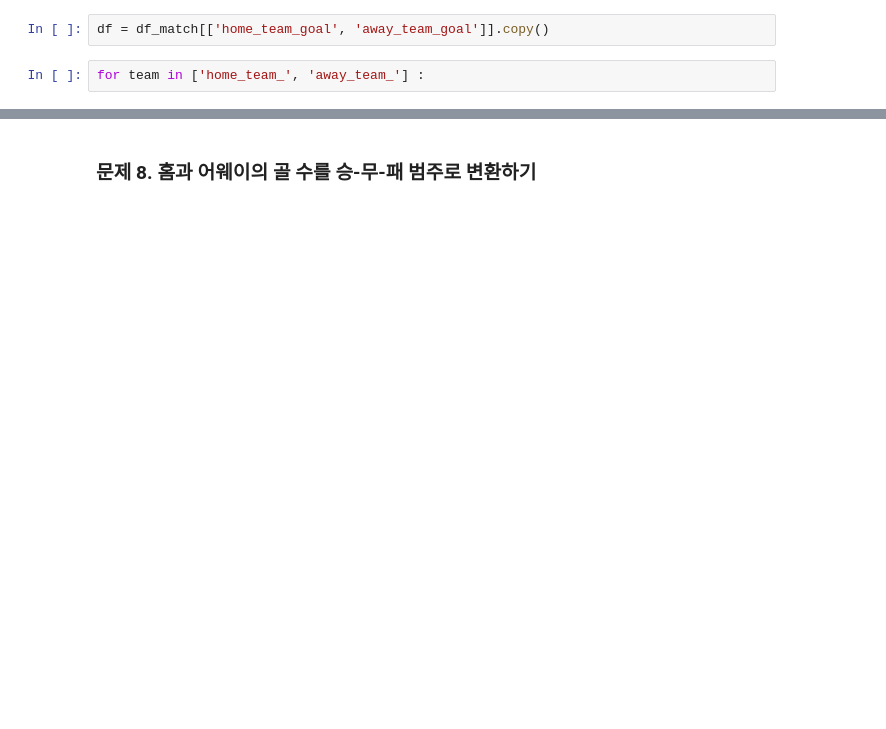
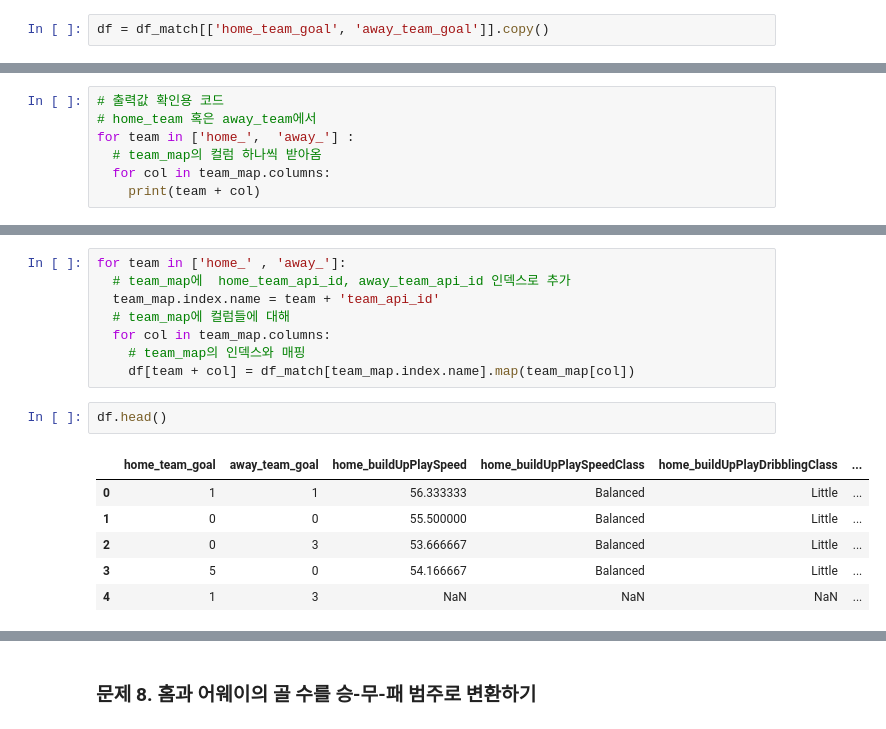
Before and after one commit to puddingHong/Fastcampus, a Jupyter notebook: 유럽 축구 데이터 분석.ipynb, the cells around one changed output, grey strips where cells are left out. Saved outputs shown, nothing was run; the diff lists cells and outputs as text; blank space fills up the shorter version.

```diff
--- a/유럽 축구 데이터 분석.ipynb
+++ b/유럽 축구 데이터 분석.ipynb
@@ -432,4 +434,2 @@ df_match에서 home_team_goal과 away_team_goal을 copy한 새 데이터 프레
 # %%
 df = df_match[['home_team_goal', 'away_team_goal']].copy()
-# %%
-for team in ['home_team_', 'away_team_'] :
@@ -435,0 +440,7 @@ for team in ['home_team_', 'away_team_'] :
+# %%
+# 출력값 확인용 코드
+# home_team 혹은 away_team에서
+for team in ['home_',  'away_'] :
+  # team_map의 컬럼 하나씩 받아옴
+  for col in team_map.columns:
+    print(team + col)
@@ -435,0 +465,17 @@ for team in ['home_team_', 'away_team_'] :
+# %%
+for team in ['home_' , 'away_']:
+  # team_map에  home_team_api_id, away_team_api_id 인덱스로 추가
+  team_map.index.name = team + 'team_api_id'
+  # team_map에 컬럼들에 대해
+  for col in team_map.columns:
+    # team_map의 인덱스와 매핑
+    df[team + col] = df_match[team_map.index.name].map(team_map[col])
+# %%
+df.head()
+# %% [output]
+|  | home_team_goal | away_team_goal | home_buildUpPlaySpeed | home_buildUpPlaySpeedClass | home_buildUpPlayDribblingClass | ... |
+| 0 | 1 | 1 | 56.333333 | Balanced | Little | ... |
+| 1 | 0 | 0 | 55.500000 | Balanced | Little | ... |
+| 2 | 0 | 3 | 53.666667 | Balanced | Little | ... |
+| 3 | 5 | 0 | 54.166667 | Balanced | Little | ... |
+| 4 | 1 | 3 | NaN | NaN | NaN | ... |
```
Also changed, not shown: parts of 23 cells of this notebook.
